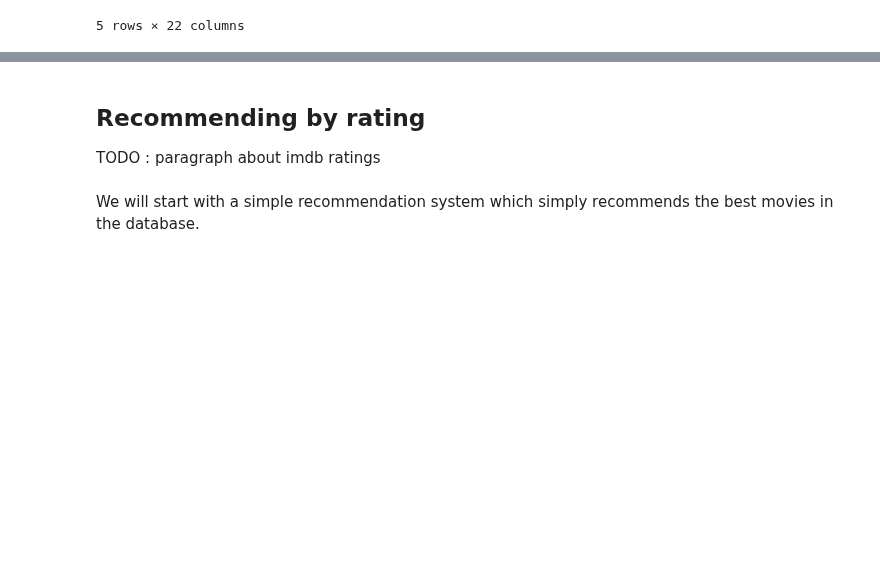
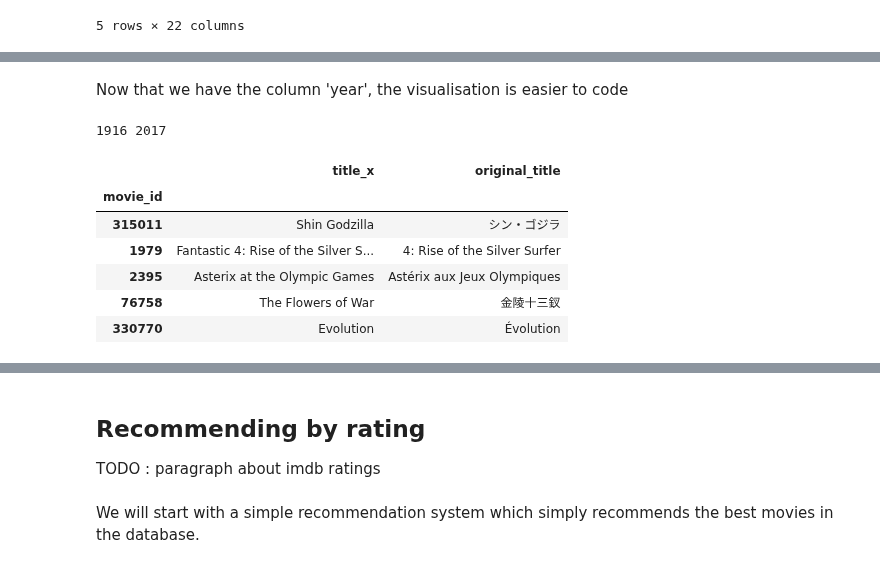
Before and after one commit to Ellana42/projet_info, a Jupyter notebook: rating_movies.ipynb, the cells around one changed output, grey strips where cells are left out. Drawn from its saved outputs; the diff is of its cells as text; code cells hidden in the pictures; blank space fills up the shorter version.

```diff
--- a/rating_movies.ipynb
+++ b/rating_movies.ipynb
@@ -293,0 +377,12 @@ pop_gen.head(10)
+# %% [markdown]
+Now that we have the column 'year', the visualisation is easier to code
+# %%
+# we can start by obtaining the range of years in the dataset
+# minimum range value
+min_year = data['year'].min()
+# maximum range value
+max_year = data['year'].max()
+# print the range
+print(min_year, max_year)
+# %% [output]
+1916 2017
@@ -293,0 +391,10 @@ pop_gen.head(10)
+# %%
+data[data['original_title'] != data['title_x']][['title_x', 'original_title']].head()
+# %% [output]
+|  | title_x | original_title |
+| movie_id |  |  |
+| 315011 | Shin Godzilla | シン・ゴジラ |
+| 1979 | Fantastic 4: Rise of the Silver S... | 4: Rise of the Silver Surfer |
+| 2395 | Asterix at the Olympic Games | Astérix aux Jeux Olympiques |
+| 76758 | The Flowers of War | 金陵十三釵 |
+| 330770 | Evolution | Évolution |
```
Also changed, not shown: parts of 31 cells of this notebook.
